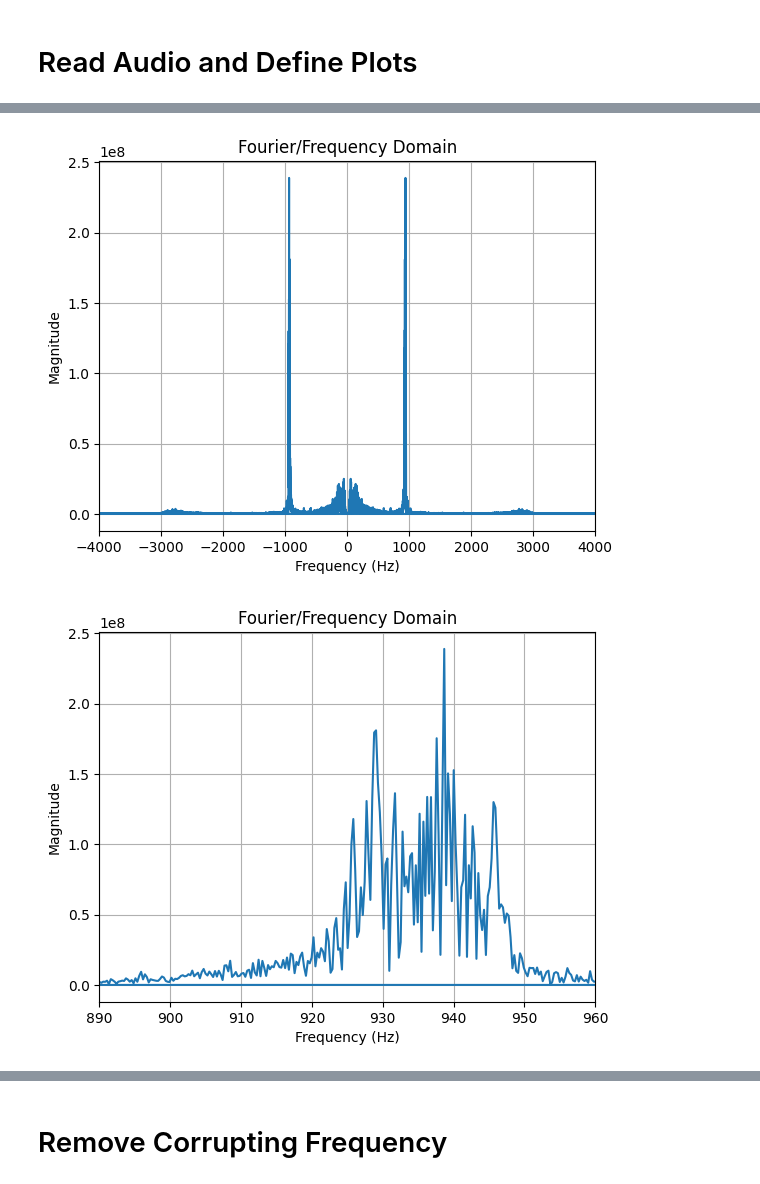
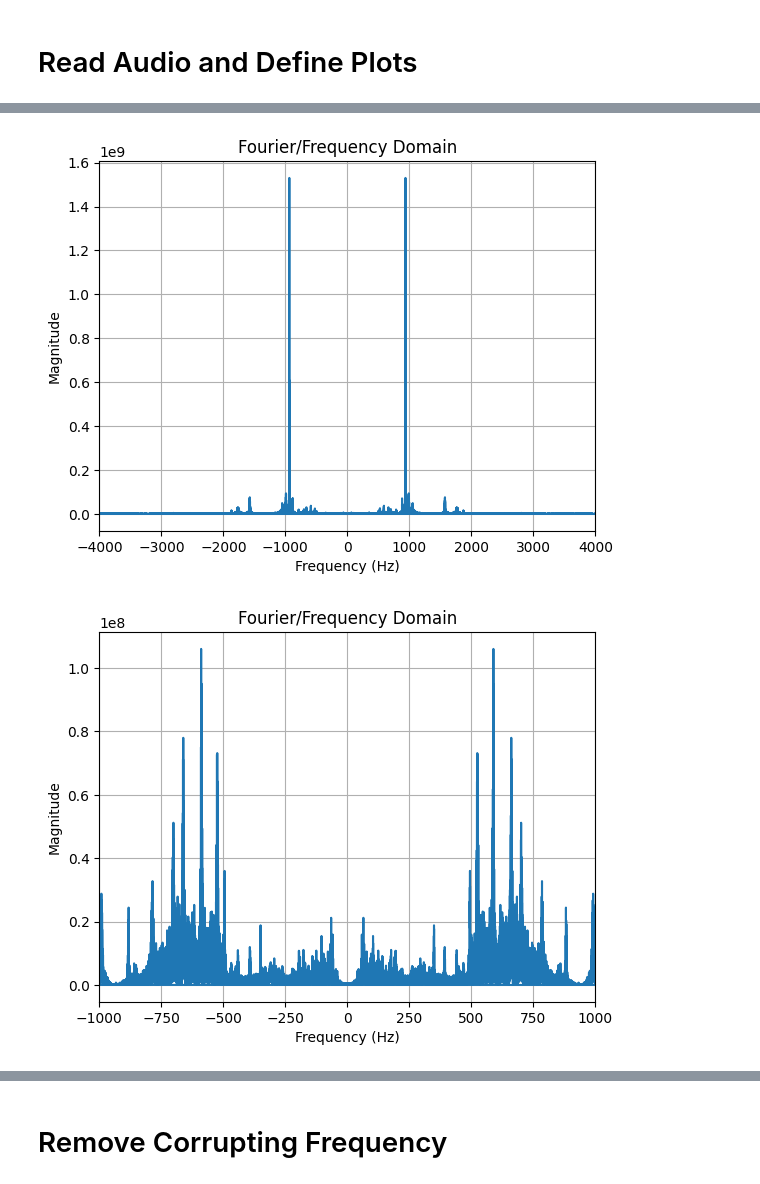
Before and after one commit to mtxslv/audio-processing-with-python, a Jupyter notebook: notebooks/end_to_end_processing.ipynb, the cells around one changed output, grey strips where cells are left out. Saved outputs shown, nothing was run; the diff lists cells and outputs as text; code cells hidden in the pictures.

```diff
--- a/notebooks/end_to_end_processing.ipynb
+++ b/notebooks/end_to_end_processing.ipynb
@@ -16,7 +16,7 @@ __file__ = 'end_to_end_processing.ipynb'
 this_file_path = Path(__file__).absolute()
 samples_path = this_file_path.parents[1] / 'audio-files' / 'samples'
 impulses_responses_path = this_file_path.parents[1] / 'audio-files' / 'impulse-responses'
-corrupted_audio_path = samples_path / 'corrupted_audio.wav'
+corrupted_audio_path = samples_path / 'mario_and_cup.wav'
 long_hall_echo_path = impulses_responses_path / 'Large Long Echo Hall.wav'
 results_path = this_file_path.parents[1] / 'audio-files' / 'results'
 # %% [markdown]
@@ -31,9 +31,9 @@ normalized_audio = normalize_samples(data)
 yf, xf = get_fft_transform(normalized_audio, sample_rate, duration)
 plot_audio_in_frequency(xf, yf)
 # %% [output]
-[figure, old version]
+[figure, new version]
 # %%
-plot_audio_in_frequency(xf, yf,[890,960])
+plot_audio_in_frequency(xf, yf,[-1000,1000])
 # %% [output]
-[figure, old version]
+[figure, new version]
 # %%
```
Also changed, not shown: parts of 7 cells of this notebook.
